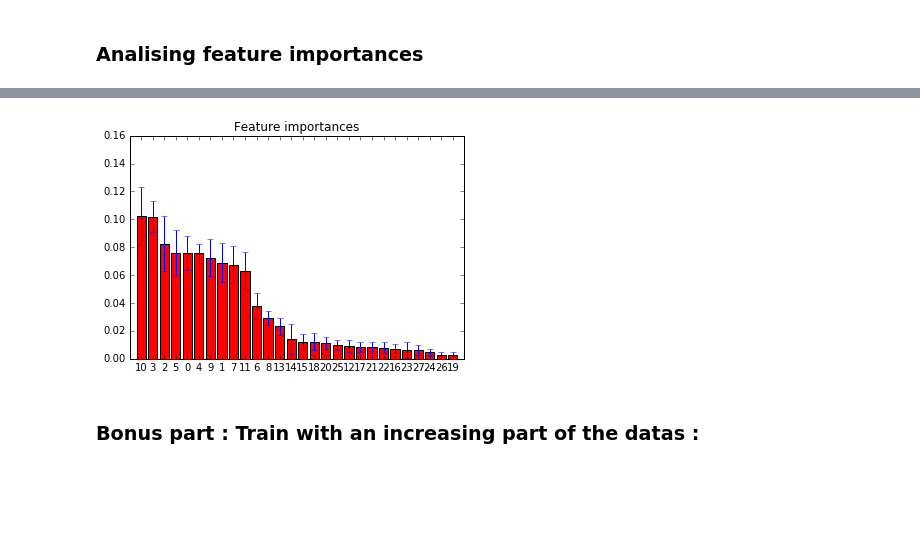
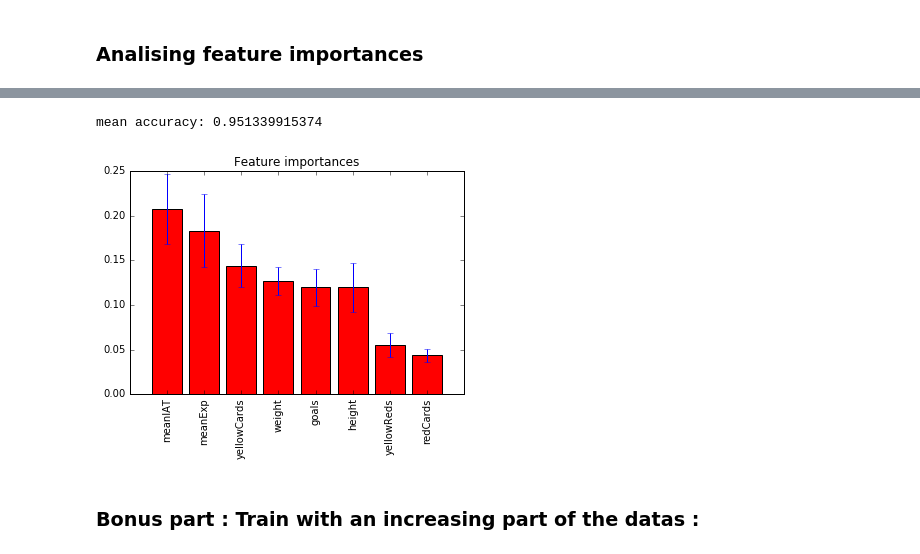
Before and after one commit to Symsystem/adaepflHomework, a Jupyter notebook: 04 - Applied ML/04 - Applied ML.ipynb, the cells around one changed output, grey strips where cells are left out. Saved outputs shown, nothing was run; the diff lists cells and outputs as text; code cells hidden in the pictures; blank space fills up the shorter version.

Commit message:
fix second exercise + feature_importances_

```diff
--- a/04 - Applied ML/04 - Applied ML.ipynb
+++ b/04 - Applied ML/04 - Applied ML.ipynb
@@ -170,5 +188,6 @@ def labels_categories(y):
 # %%
-clean_data['skin_cat'] = clean_data.apply(labels_categories, axis=1)
+# clean_data['skin_cat'] = clean_data.apply(labels_categories, axis=1)
+clean_data['skin_cat'] = clean_data.apply(binary_labels, axis=1)
 
 X = clean_data.drop(['skin_cat', 'raterMean'], axis=1)
 
@@ -267,7 +288,7 @@ According to the graphe to avoid overfitting we take max_depth = 15 and n_estima
 # %%
 # build a random forest and compute the feature importances
 optimal_n_estimators = 10
-optimal_max_depth = 15
+optimal_max_depth = 10
 
 clf = RandomForestClassifier(n_estimators=optimal_n_estimators, criterion='entropy', max_depth=optimal_max_depth)
 clf = clf.fit(X, Y)
@@ -276,9 +297,16 @@ importances = clf.feature_importances_
 std = np.std([tree.feature_importances_ for tree in clf.estimators_], axis=0)
 indices = np.argsort(importances)[::-1]
 
-# print the feature ranking
-print("Feature ranking:")
+print('mean accuracy:', clf.score(X,Y))
 
-for f in range(X.shape[1]):
-    print("%d. feature %d (%f)" % (f + 1, indices[f], importances[indices[f]]))
+# plot the feature importances of the random forest
+plot_labels = X.columns[indices]
+
+plt.figure()
+plt.title("Feature importances")
+plt.bar(range(X.shape[1]), importances[indices], color="r", yerr=std[indices], align="center")
+plt.xticks(range(X.shape[1]), plot_labels, rotation='vertical')
+plt.xlim([-1, X.shape[1]])
+plt.ylim([0,0.18])
+plt.show()
 # %% [output]
@@ -302,14 +315,33 @@ Feature ranking:
 # %%
+X = clean_data.drop(['skin_cat', 'raterMean', 'ties', 'games', 'defeats', 'victories',
+       'dummyCode__England', 'dummyCode__France', 'dummyCode__Germany', 'dummyCode__Spain', 'dummyCode__Attacking Midfielder',
+       'dummyCode__Center Back', 'dummyCode__Center Forward', 'dummyCode__Center Midfielder', 'dummyCode__Defensive Midfielder',
+       'dummyCode__Goalkeeper', 'dummyCode__Left Fullback', 'dummyCode__Left Midfielder', 'dummyCode__Left Winger',
+       'dummyCode__Right Fullback', 'dummyCode__Right Midfielder', 'dummyCode__Right Winger'], axis=1)
+
+Y = np.asarray(clean_data['skin_cat'], dtype="|S6")
+
+clf = RandomForestClassifier(n_estimators=optimal_n_estimators, criterion='entropy', max_depth=optimal_max_depth)
+clf = clf.fit(X, Y)
+
+importances = clf.feature_importances_
+std = np.std([tree.feature_importances_ for tree in clf.estimators_], axis=0)
+indices = np.argsort(importances)[::-1]
+
+print('mean accuracy:', clf.score(X,Y))
+
 # plot the feature importances of the random forest
+plot_labels = X.columns[indices]
+
 plt.figure()
 plt.title("Feature importances")
 plt.bar(range(X.shape[1]), importances[indices], color="r", yerr=std[indices], align="center")
-plt.xticks(range(X.shape[1]), indices)
+plt.xticks(range(X.shape[1]), plot_labels, rotation='vertical')
 plt.xlim([-1, X.shape[1]])
-plt.ylim([0,0.16])
 plt.show()
 # %% [output]
+mean accuracy: 0.951339915374
-[figure, old version]
+[figure, new version]
 # %% [markdown]
 ### Bonus part : Train with an increasing part of the datas :
 # %%
```
Also changed, not shown: parts of 27 cells of this notebook.
